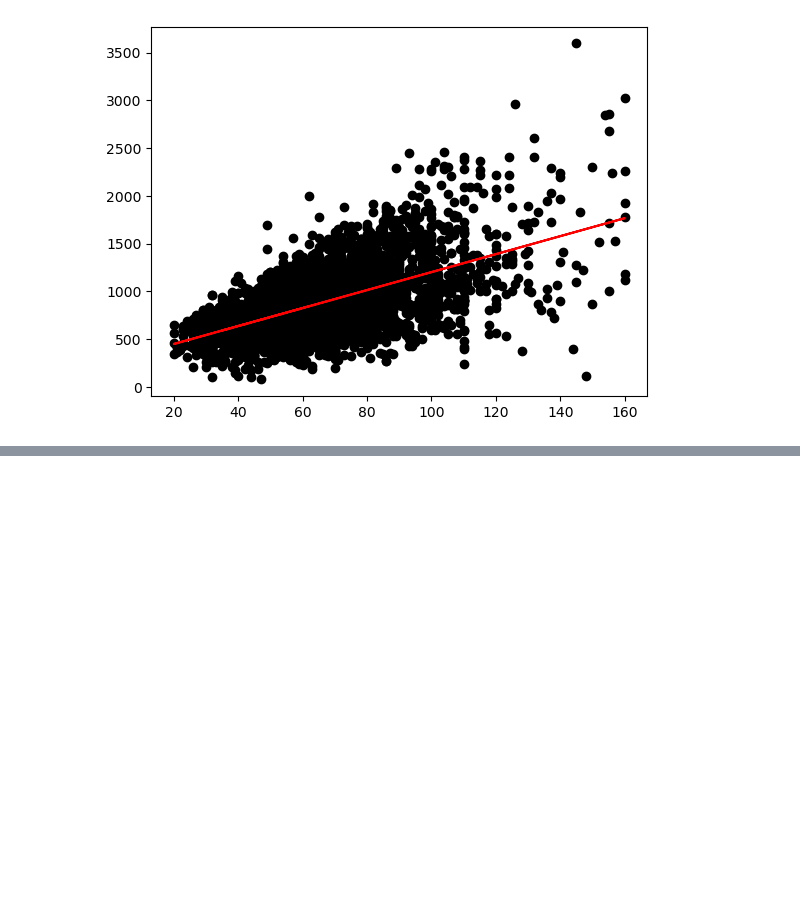
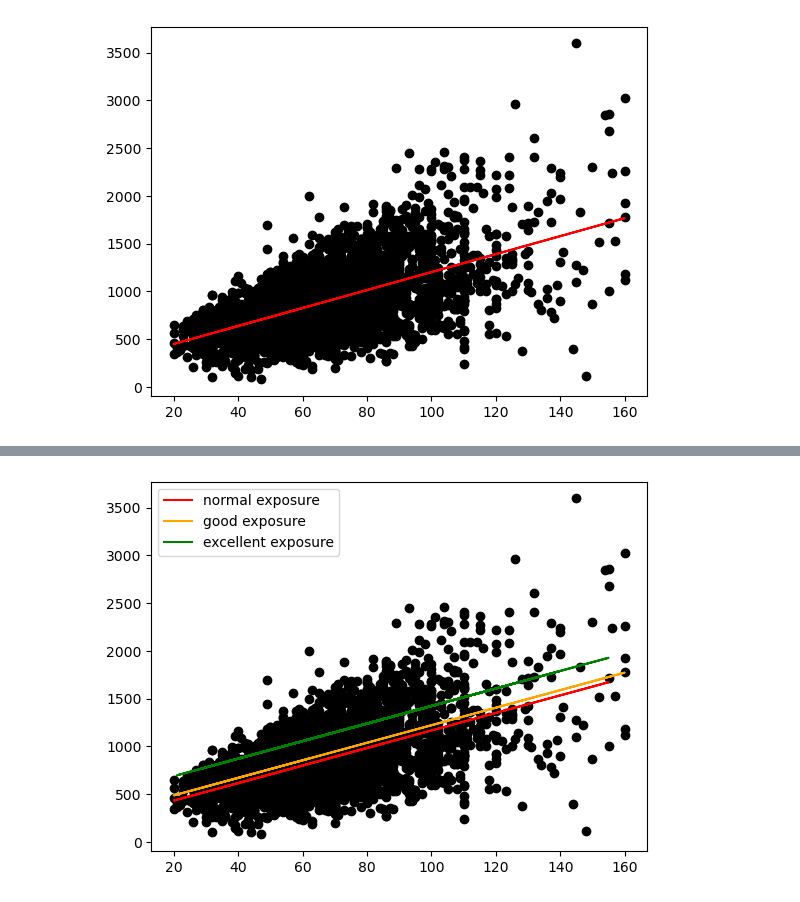
Before and after one commit to hopfkons/business-analytics-fau, a Jupyter notebook: 4_regression.ipynb, the cells around one changed output, grey strips where cells are left out. Drawn from its saved outputs; the diff is of its cells as text; code cells hidden in the pictures; blank space fills up the shorter version.

```diff
--- a/4_regression.ipynb
+++ b/4_regression.ipynb
@@ -193,0 +302,21 @@ model2_result.summary()
+# %%
+pred = regr4_result.predict(x4)
+plt.scatter(x, y, color="black")
+
+(x4['dlage_2']==0) & (x4['dlage_3']==0)
+plt.plot(x4['flaeche'].loc[(x4['dlage_2']==0) & (x4['dlage_3']==0)],
+         pred[(x4['dlage_2']==0) & (x4['dlage_3']==0)],
+         color='red',
+         label='normal exposure')
+plt.plot(x4['flaeche'].loc[(x4['dlage_2']==1) & (x4['dlage_3']==0)],
+         pred[(x4['dlage_2']==1) & (x4['dlage_3']==0)],
+         color='orange',
+         label='good exposure')
+plt.plot(x4['flaeche'].loc[(x4['dlage_2']==0) & (x4['dlage_3']==1)],
+         pred[(x4['dlage_2']==0) & (x4['dlage_3']==1)],
+         color='green',
+         label='excellent exposure')
+plt.legend()
+plt.show()
+# %% [output]
+[figure, added]
```
Also changed, not shown: parts of 11 cells of this notebook, 1 other file.
